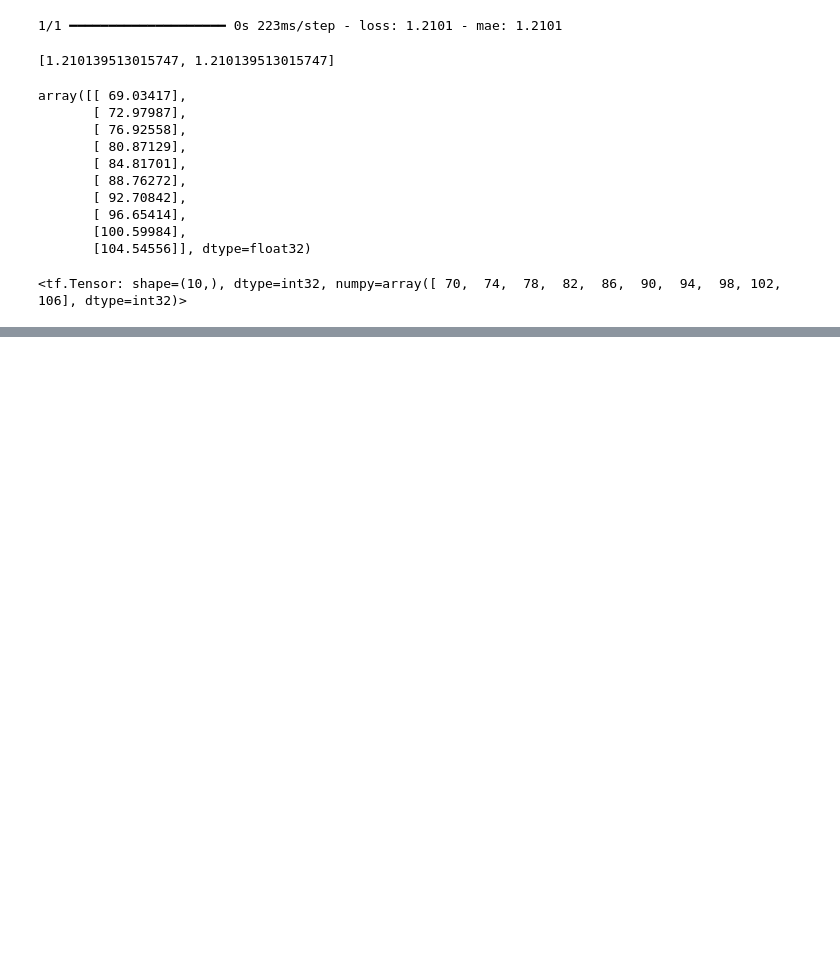
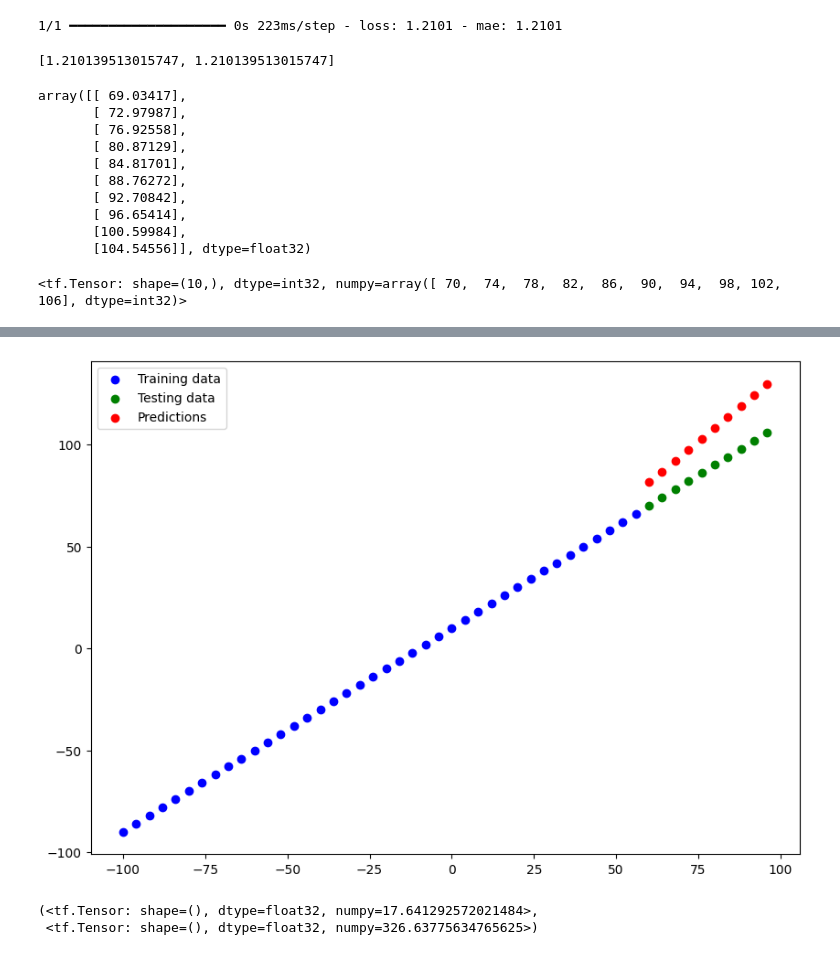
Before and after one commit to gokturkberke/AI-Bootcamp, a Jupyter notebook: 01_neural_network_regression.ipynb, the cells around one changed output, grey strips where cells are left out. Cells and saved outputs as stored; diff of their text form; code cells hidden in the pictures; blank space fills up the shorter version.

```diff
--- a/01_neural_network_regression.ipynb
+++ b/01_neural_network_regression.ipynb
@@ -525,0 +592,15 @@ y_test
+# %%
+# Build model_2 (2 dense layers trained for 100 epochs)
+
+tf.random.set_seed(42)
+
+model_2 = tf.keras.Sequential([
+    tf.keras.layers.Dense(50,activation="relu"),
+    tf.keras.layers.Dense(1)
+])
+
+model_2.compile(loss=tf.keras.losses.mae,
+                optimizer=tf.keras.optimizers.SGD(),
+                metrics=["mae"])
+
+model_2.fit(X_train,y_train,epochs=100)
@@ -525,0 +626,5 @@ y_test
+# %%
+#Make and plot predictions of model_2
+y_pred_2 = model_2.predict(X_test)
+plot_predictions(predictions=y_pred_2)
+# %% [output]
@@ -525,0 +632,8 @@ y_test
+[figure, added]
+# %%
+mae_2 = tf.keras.metrics.MeanAbsoluteError()(y_test,y_pred_2)
+mse_2 = tf.keras.metrics.MeanSquaredError()(y_test,y_pred_2)
+mae_2,mse_2
+# %% [output]
+(<tf.Tensor: shape=(), dtype=float32, numpy=17.641292572021484>,
+ <tf.Tensor: shape=(), dtype=float32, numpy=326.63775634765625>)
```
Also changed, not shown: parts of 12 cells of this notebook.
